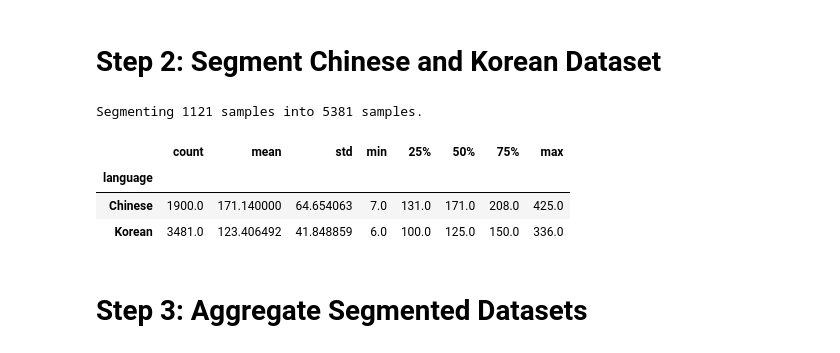
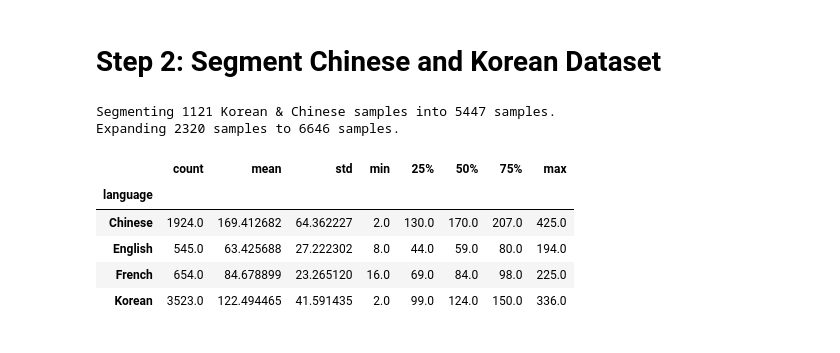
Before and after one commit to roxyrong/ml-esg-3, a Jupyter notebook: notebooks/Notebook - Data Preprocessing.ipynb, the cells around one changed output. Saved outputs shown, nothing was run; the diff lists cells and outputs as text; code cells hidden in the pictures.

```diff
--- a/notebooks/Notebook - Data Preprocessing.ipynb
+++ b/notebooks/Notebook - Data Preprocessing.ipynb
@@ -90,11 +92,15 @@ eng_fre_seg["content_eng_short"] = eng_fre_seg["content_eng"]
 
 df_seg = pd.concat([chn_kor_seg, eng_fre_seg]).reset_index(drop=True)
 # %%
-print(f"Segmenting {len(chn_kor_trs)} samples into {len(chn_kor_seg)} samples.")
-chn_kor_seg["content_wc"] = chn_kor_seg["content_eng_short"].apply(word_count)
+print(f"Segmenting {len(chn_kor_trs)} Korean & Chinese samples into {len(chn_kor_seg)} samples.")
+print(f"Expanding {len(df_trs)} samples to {len(df_seg)} samples.")
+df_seg.groupby("language")["content_wc"].describe()
 # %% [output]
-Segmenting 1121 samples into 5381 samples.
+Segmenting 1121 Korean & Chinese samples into 5447 samples.
+Expanding 2320 samples to 6646 samples.
 |  | count | mean | std | min | 25% | 50% | 75% | max |
 | language |  |  |  |  |  |  |  |  |
-| Chinese | 1900.0 | 171.140000 | 64.654063 | 7.0 | 131.0 | 171.0 | 208.0 | 425.0 |
-| Korean | 3481.0 | 123.406492 | 41.848859 | 6.0 | 100.0 | 125.0 | 150.0 | 336.0 |
+| Chinese | 1924.0 | 169.412682 | 64.362227 | 2.0 | 130.0 | 170.0 | 207.0 | 425.0 |
+| English | 545.0 | 63.425688 | 27.222302 | 8.0 | 44.0 | 59.0 | 80.0 | 194.0 |
+| French | 654.0 | 84.678899 | 23.265120 | 16.0 | 69.0 | 84.0 | 98.0 | 225.0 |
+| Korean | 3523.0 | 122.494465 | 41.591435 | 2.0 | 99.0 | 124.0 | 150.0 | 336.0 |
@@ -107,2 +106,0 @@ fre_seg["content_eng_short"] = fre_seg["content_eng"]
-# %% [markdown]
-# Step 3: Aggregate Segmented Datasets
```
Also changed, not shown: parts of 22 cells of this notebook, 26 other files.
